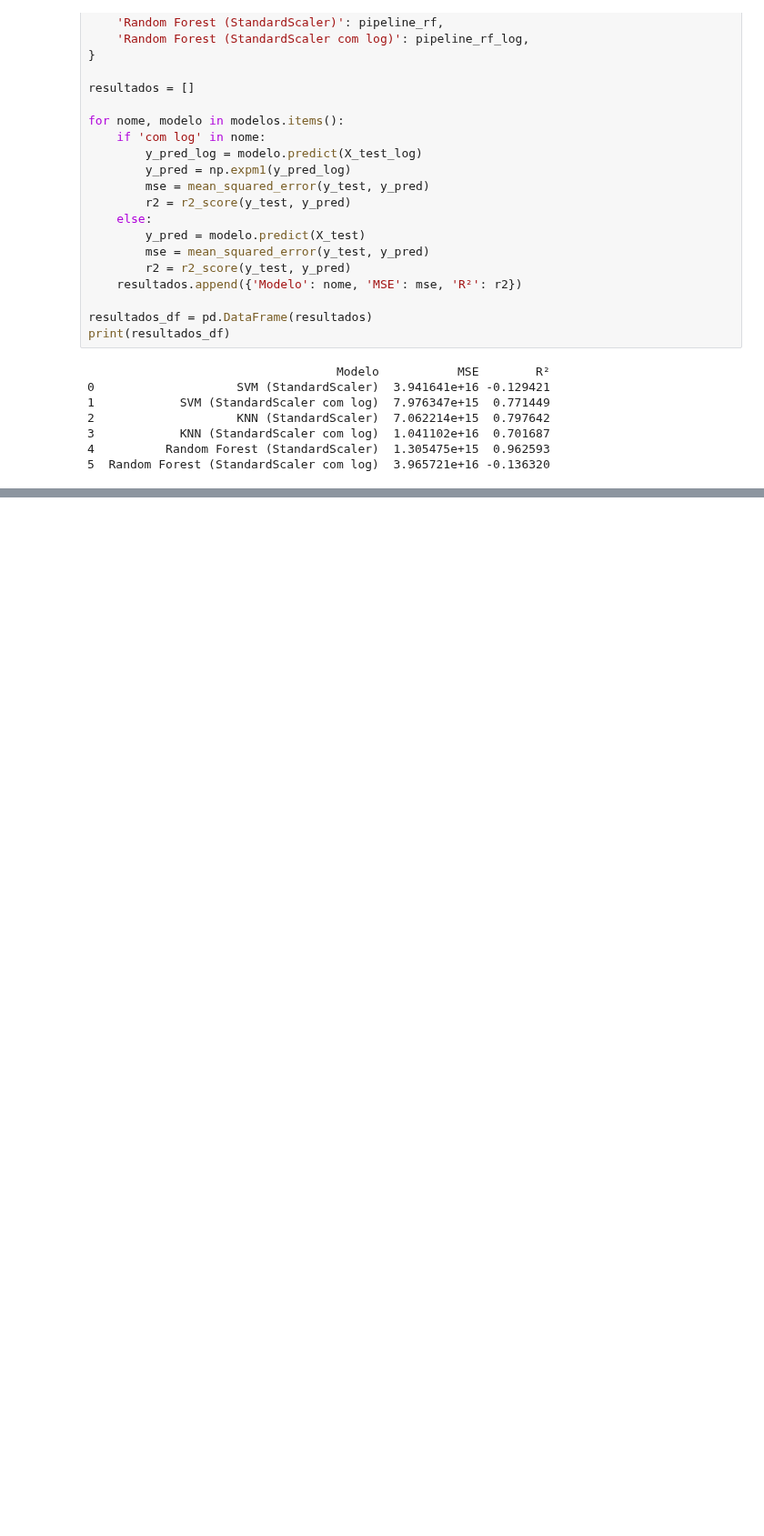
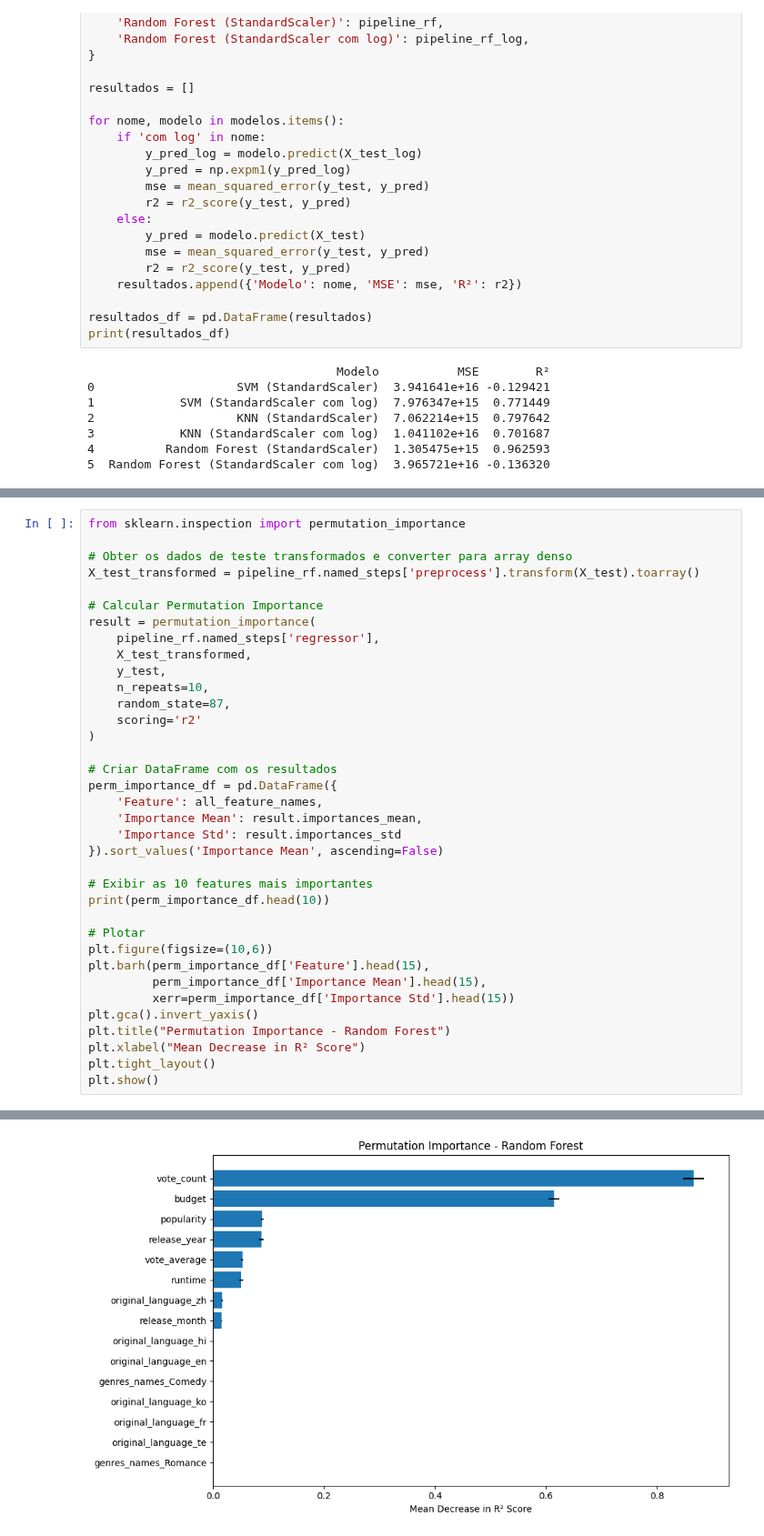
Before and after one commit to rodrigosantana24/projeto-pisi3, a Jupyter notebook: Classificacao_sem_nulos.ipynb, the cells around one changed output, grey strips where cells are left out. Shown at 91% size. Saved outputs shown, nothing was run; the diff lists cells and outputs as text; blank space fills up the shorter version.

```diff
--- a/Classificacao_sem_nulos.ipynb
+++ b/Classificacao_sem_nulos.ipynb
@@ -311,0 +352,37 @@ print(resultados_df)
+# %%
+from sklearn.inspection import permutation_importance
+
+# Obter os dados de teste transformados e converter para array denso
+X_test_transformed = pipeline_rf.named_steps['preprocess'].transform(X_test).toarray()
+
+# Calcular Permutation Importance
+result = permutation_importance(
+    pipeline_rf.named_steps['regressor'],
+    X_test_transformed,
+    y_test,
+    n_repeats=10,
+    random_state=87,
+    scoring='r2'
+)
+
+# Criar DataFrame com os resultados
+perm_importance_df = pd.DataFrame({
+    'Feature': all_feature_names,
+    'Importance Mean': result.importances_mean,
+    'Importance Std': result.importances_std
+}).sort_values('Importance Mean', ascending=False)
+
+# Exibir as 10 features mais importantes
+print(perm_importance_df.head(10))
+
+# Plotar
+plt.figure(figsize=(10,6))
+plt.barh(perm_importance_df['Feature'].head(15),
+         perm_importance_df['Importance Mean'].head(15),
+         xerr=perm_importance_df['Importance Std'].head(15))
+plt.gca().invert_yaxis()
+plt.title("Permutation Importance - Random Forest")
+plt.xlabel("Mean Decrease in R² Score")
+plt.tight_layout()
+plt.show()
+# %% [output]
@@ -311,0 +400 @@ print(resultados_df)
+[figure, added]
```
Also changed, not shown: parts of 4 cells of this notebook.
